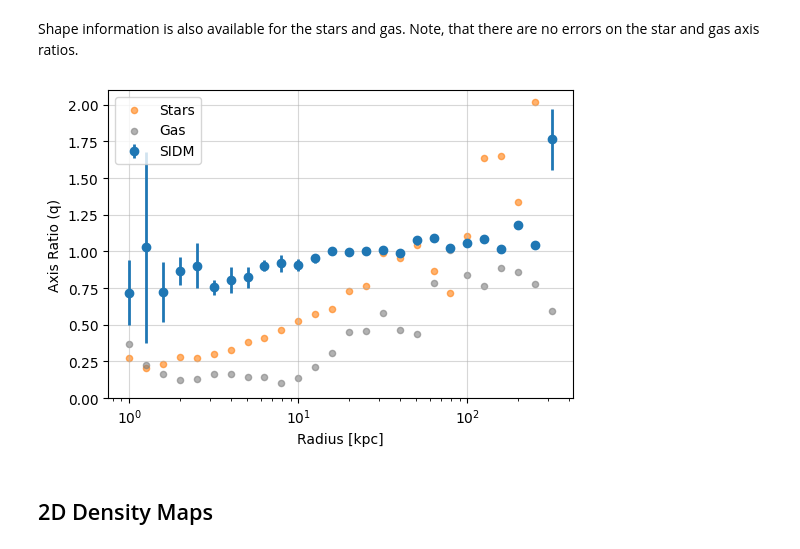
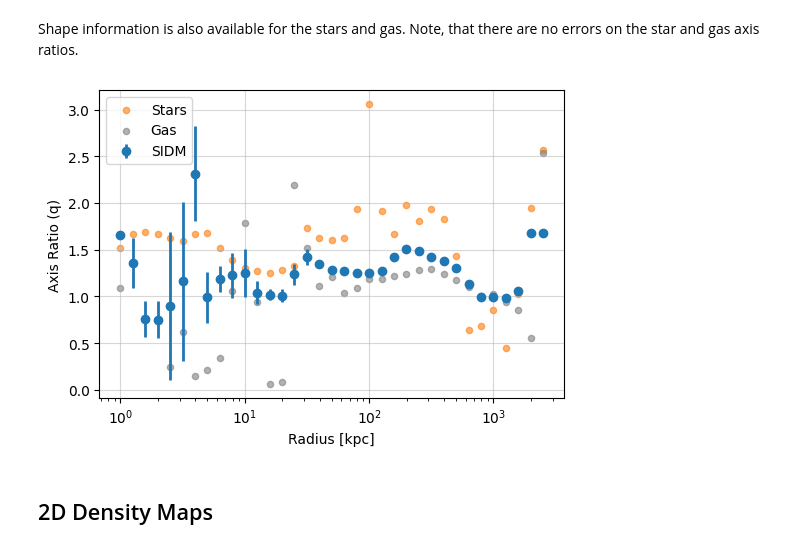
Before and after one commit to dark-physics/jeans, a Jupyter notebook: examples/simulations.ipynb, the cells around one changed output. Drawn from its saved outputs; the diff is of its cells as text; code cells hidden in the pictures.

```diff
--- a/examples/simulations.ipynb
+++ b/examples/simulations.ipynb
@@ -77,7 +77,7 @@ simulations.py allows you to create class object for each halo ID and model. The
 # import simulations as sim
 # %%
 # loading the simulation data with the fit class
-halo_id = 0
+halo_id = 1  # Example Halo ID
 
 # Create a class instance for each model
 sidm = sim.fit(halo_id, model="SIDM1b")
@@ -201,22 +201,22 @@ Shape information is also available for the stars and gas. Note, that there are
 # %%
 # Load axis ratio dictionaries from the class methods
 q_dm_sidm = sidm.q_dm() # keys are 'r', 'q', 'error'
 q_stars_sidm = sidm.q_stars()
 q_gas_sidm = sidm.q_gas()
 
 plt.figure(figsize=(6,4))
 plt.errorbar(q_dm_sidm['r'], q_dm_sidm['q'], yerr=q_dm_sidm['error'], label='SIDM', c='C0', fmt='o', alpha=1.0, lw=2)
 plt.scatter(q_stars_sidm['r'], q_stars_sidm['q'], label='Stars', c='C1', alpha=0.6, s=20)
 plt.scatter(q_gas_sidm['r'], q_gas_sidm['q'], label='Gas', c='grey', alpha=0.6, s=20)
 plt.xlabel('Radius [kpc]')
 plt.ylabel('Axis Ratio (q)')
 plt.xscale('log')
-plt.ylim(0, 2.1)
+# plt.ylim(0, 2.1)
 plt.legend()
 plt.grid(True, which='major', alpha=0.5, axis='both')
 plt.show()
 # %% [output]
-[figure, old version]
+[figure, new version]
 # %% [markdown]
 ## 2D Density Maps
 # %%
```
Also changed, not shown: parts of 12 cells of this notebook, 1 other file.
